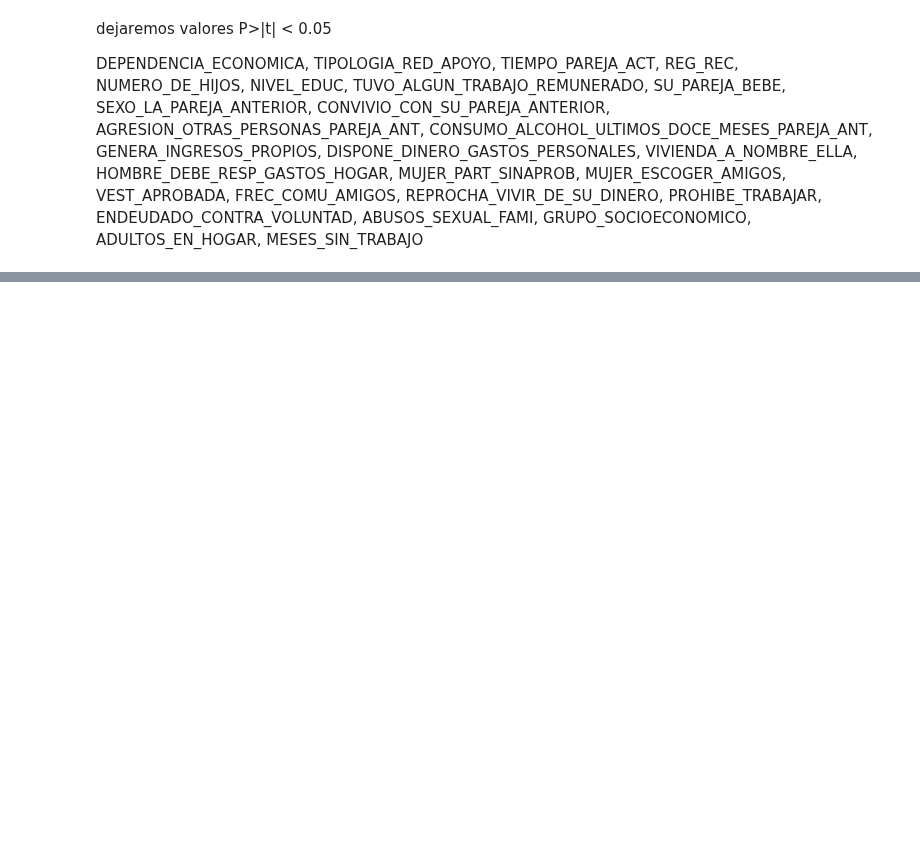
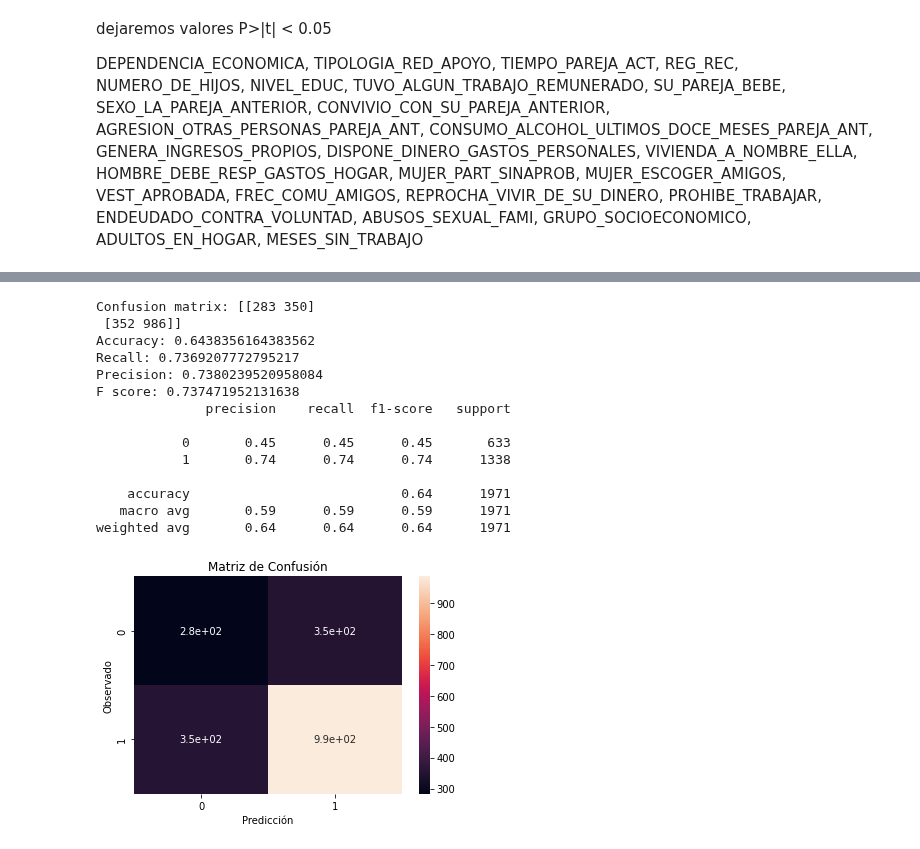
Before and after one commit to LunaGarces/Proyecto_Intro_Cn_Datos, a Jupyter notebook: cote_Cambios_p3 ipynb.ipynb, the cells around one changed output, grey strips where cells are left out. Saved outputs shown, nothing was run; the diff lists cells and outputs as text; code cells hidden in the pictures; blank space fills up the shorter version.

```diff
--- a/cote_Cambios_p3 ipynb.ipynb
+++ b/cote_Cambios_p3 ipynb.ipynb
@@ -1271,7 +1320,7 @@ ADULTOS_EN_HOGAR,
 MESES_SIN_TRABAJO
 # %%
 y=data.AGRESION
-x = data[[
+X = data[[
 'DEPENDENCIA_ECONOMICA',
 'TIPOLOGIA_RED_APOYO',
 'TIEMPO_PAREJA_ACT',
@@ -1299,5 +1348,5 @@ x = data[[
 'GRUPO_SOCIOECONOMICO',
 'ADULTOS_EN_HOGAR',
 'MESES_SIN_TRABAJO']]
-fitted_model= OLS(y, x, hasconst=True).fit()
+fitted_model= OLS(y, X, hasconst=True).fit()
 fitted_model.summary()
@@ -1303,0 +1388,12 @@ fitted_model.summary()
+# %%
+from sklearn.model_selection import train_test_split
+
+X_train,X_test,y_train, y_test = train_test_split(X, y, test_size = 0.3)
+# %%
+from sklearn.tree import DecisionTreeClassifier
+
+#definimos el modelo y especificamos sus hiperparámetros
+classifier = DecisionTreeClassifier(max_depth=6)
+
+#ajustamos a los datos de entrenamiento
+classifier.fit(X_train, y_train)
@@ -1303,0 +1402,3 @@ fitted_model.summary()
+# %%
+#predecimos las categorías para el dataset de prueba
+y_pred_test = classifier.predict(X_test)
@@ -1303,0 +1427,46 @@ fitted_model.summary()
+# %%
+from sklearn import metrics
+
+#matriz de confusión
+cm=metrics.confusion_matrix(y_test,y_pred_test) #true,pred
+
+
+print('Confusion matrix:',cm)
+
+#graficamos la matriz de confusión
+sns.heatmap(cm,annot=True)
+plt.ylabel('Observado')
+plt.xlabel('Predicción')
+plt.title('Matriz de Confusión')
+
+accuracy=metrics.accuracy_score(y_test,y_pred_test)
+print('Accuracy:',accuracy) #(72+37)/120
+
+recall=metrics.recall_score(y_test,y_pred_test)
+print('Recall:',recall) #21/32
+
+precision=metrics.precision_score(y_test,y_pred_test)
+print('Precision:',precision) #21/25
+
+fscore=metrics.f1_score(y_test,y_pred_test)
+print('F score:',fscore)
+
+#también podemos imprimir un resumen de las métricas de clasificación
+report0=metrics.classification_report(y_test,y_pred_test)
+print(report0)
+# %% [output]
+Confusion matrix: [[283 350]
+ [352 986]]
+Accuracy: 0.6438356164383562
+Recall: 0.7369207772795217
+Precision: 0.7380239520958084
+F score: 0.737471952131638
+              precision    recall  f1-score   support
+
+           0       0.45      0.45      0.45       633
+           1       0.74      0.74      0.74      1338
+
+    accuracy                           0.64      1971
+   macro avg       0.59      0.59      0.59      1971
+weighted avg       0.64      0.64      0.64      1971
+[figure, added]
```
Also changed, not shown: parts of 6 cells of this notebook.
